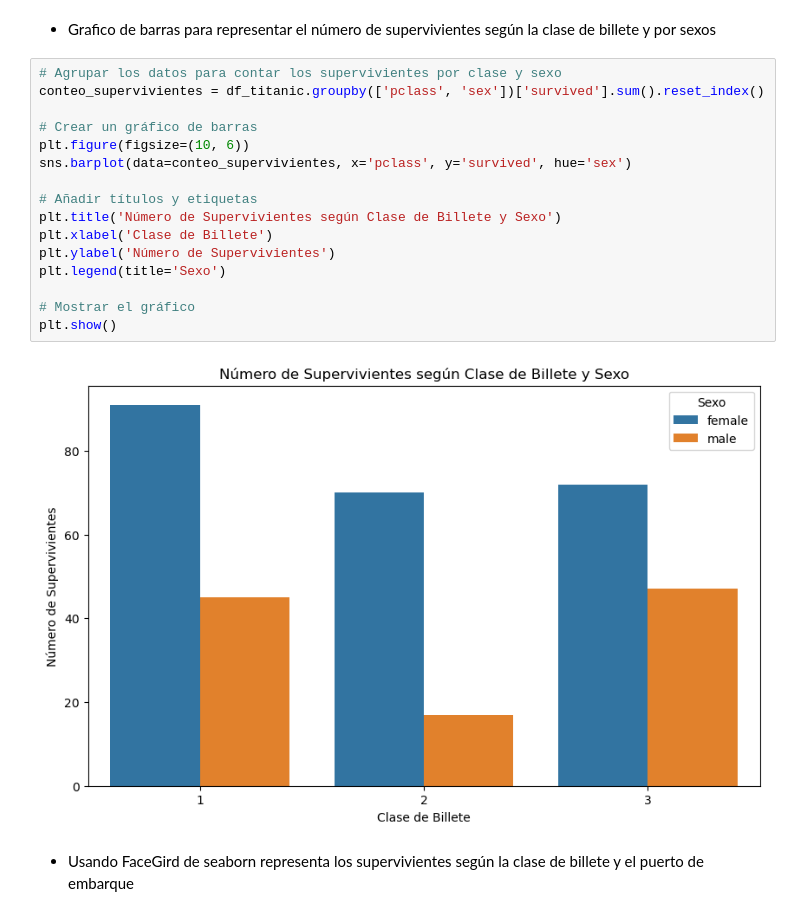
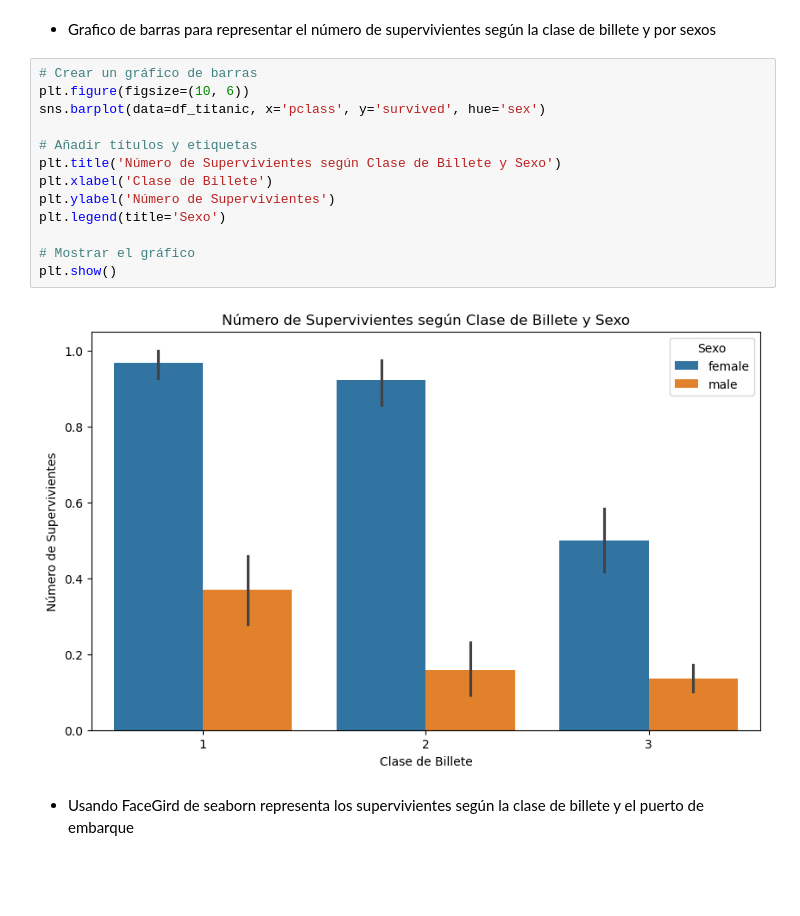
Before and after one commit to Mario-Lopez-Gonzalez/Python_clase, a Jupyter notebook: SAPA/Ejercicios/2_4Ejercicios.ipynb, the cells around one changed output. Saved outputs shown, nothing was run; the diff lists cells and outputs as text; blank space fills up the shorter version.

```diff
--- a/SAPA/Ejercicios/2_4Ejercicios.ipynb
+++ b/SAPA/Ejercicios/2_4Ejercicios.ipynb
@@ -412,22 +342,19 @@ Vamos a seguir explorando los datos haciendo algún gráfico más:
 # %% [markdown]
 - Grafico de barras para representar el número de supervivientes según la clase de billete y por sexos
 # %%
-# Agrupar los datos para contar los supervivientes por clase y sexo
-conteo_supervivientes = df_titanic.groupby(['pclass', 'sex'])['survived'].sum().reset_index()
-
 # Crear un gráfico de barras
 plt.figure(figsize=(10, 6))
-sns.barplot(data=conteo_supervivientes, x='pclass', y='survived', hue='sex')
+sns.barplot(data=df_titanic, x='pclass', y='survived', hue='sex')
 
 # Añadir títulos y etiquetas
 plt.title('Número de Supervivientes según Clase de Billete y Sexo')
 plt.xlabel('Clase de Billete')
 plt.ylabel('Número de Supervivientes')
 plt.legend(title='Sexo')
 
 # Mostrar el gráfico
 plt.show()
 # %% [output]
-[figure, old version]
+[figure, new version]
 # %% [markdown]
 - Usando FaceGird de seaborn representa los supervivientes según la clase de billete y el puerto de embarque
```
Also changed, not shown: parts of 29 cells of this notebook.
